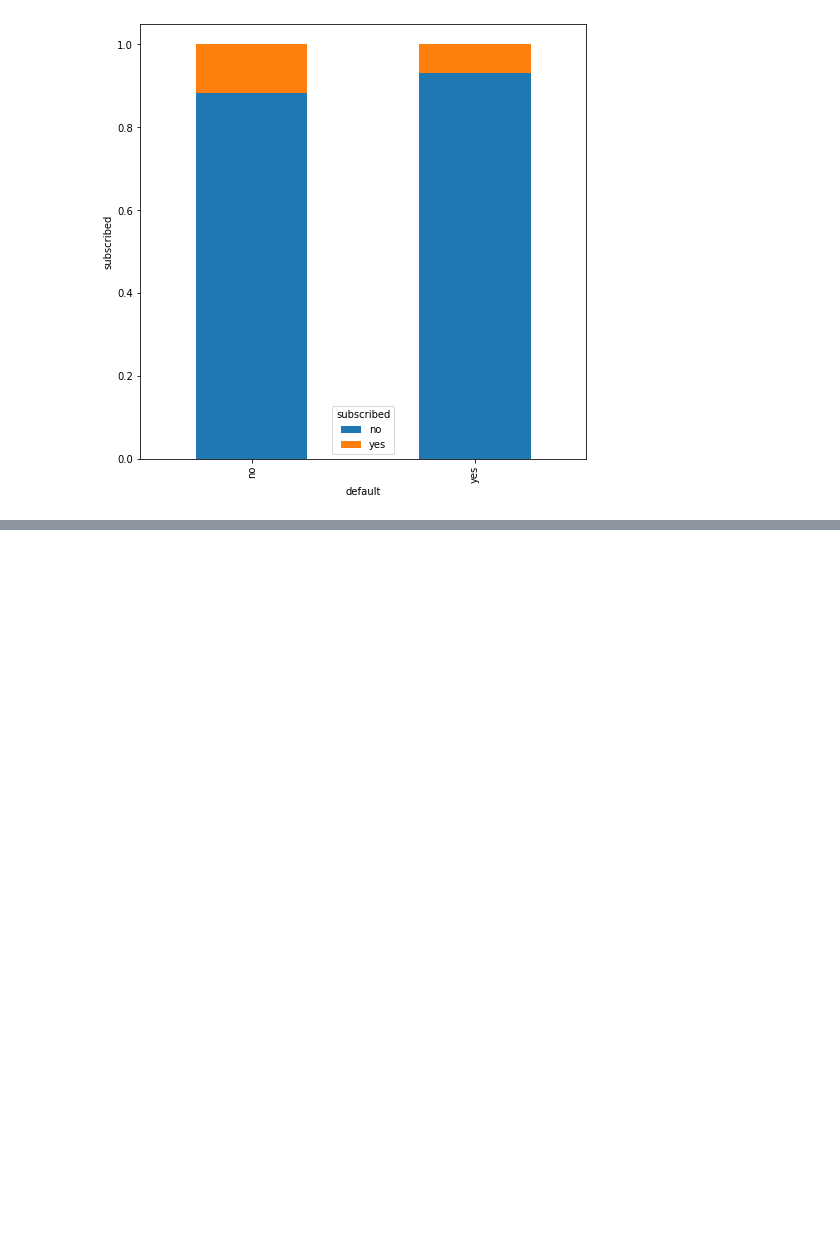
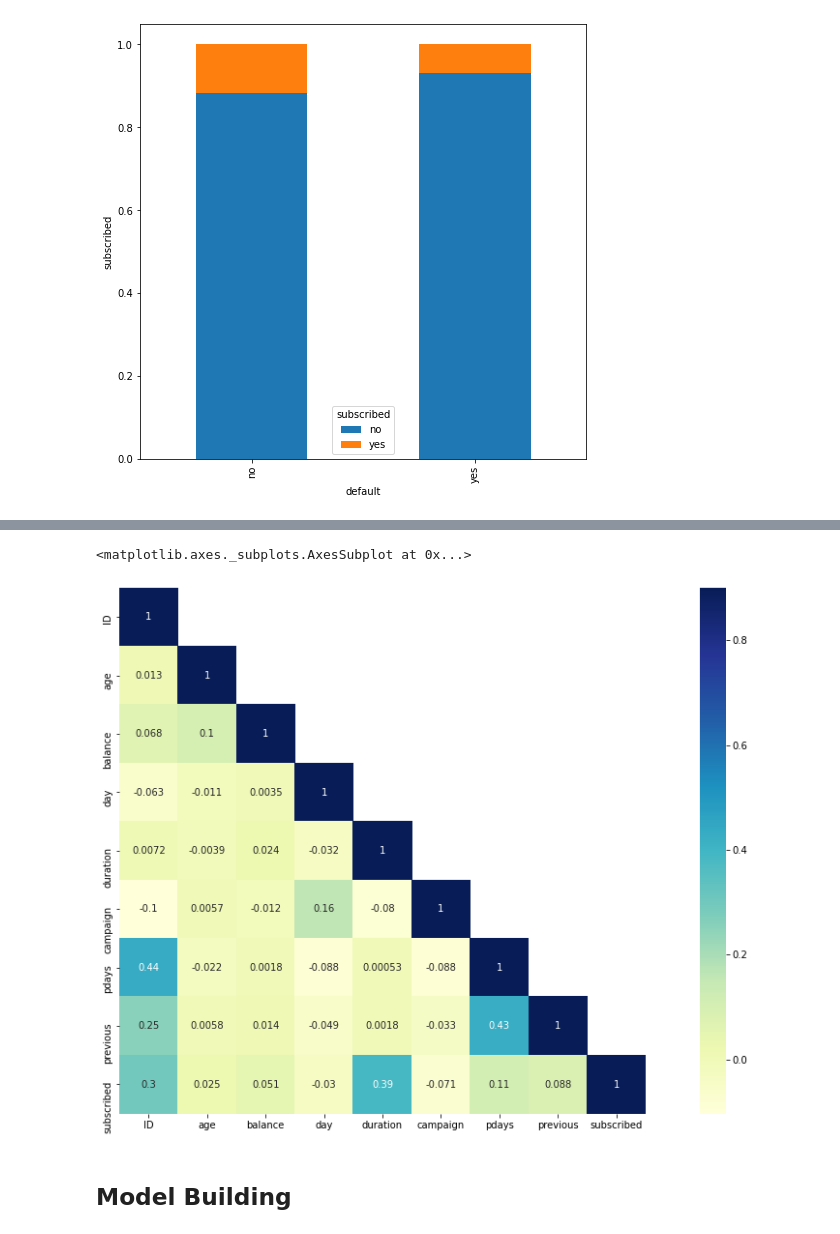
Before and after one commit to sagarkumarmishra/Data-Science-project, a Jupyter notebook: Final_Project.ipynb, the cells around one changed output, grey strips where cells are left out. Cells and saved outputs as stored; diff of their text form; code cells hidden in the pictures; blank space fills up the shorter version.

```diff
--- a/Final_Project.ipynb
+++ b/Final_Project.ipynb
@@ -154,0 +188,2 @@ train['subscribed'].replace('yes', 1,inplace=True)
+# %%
+corr=train.corr()
@@ -154,0 +203,3 @@ train['subscribed'].replace('yes', 1,inplace=True)
+# %%
+mask = np.array(corr)
+mask[np.tril_indices_from(mask)]= False                                                #ask
@@ -154,0 +227,9 @@ train['subscribed'].replace('yes', 1,inplace=True)
+# %%
+fig,ax=plt.subplots()
+fig.set_size_inches(20,10)
+sn.heatmap(corr,mask=mask,vmax=.9,square=True,annot=True,cmap="YlGnBu")
+# %% [output]
+<matplotlib.axes._subplots.AxesSubplot at 0x...>
+[figure, added]
+# %% [markdown]
+## Model **Building**
```
Also changed, not shown: parts of 13 cells of this notebook.
